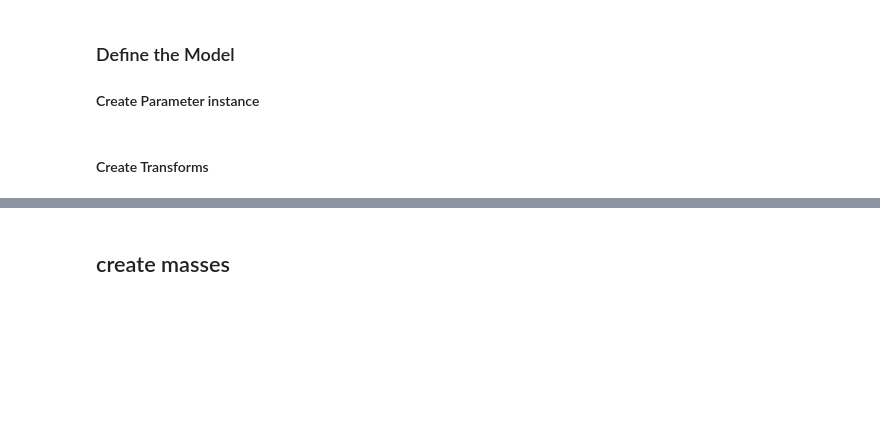
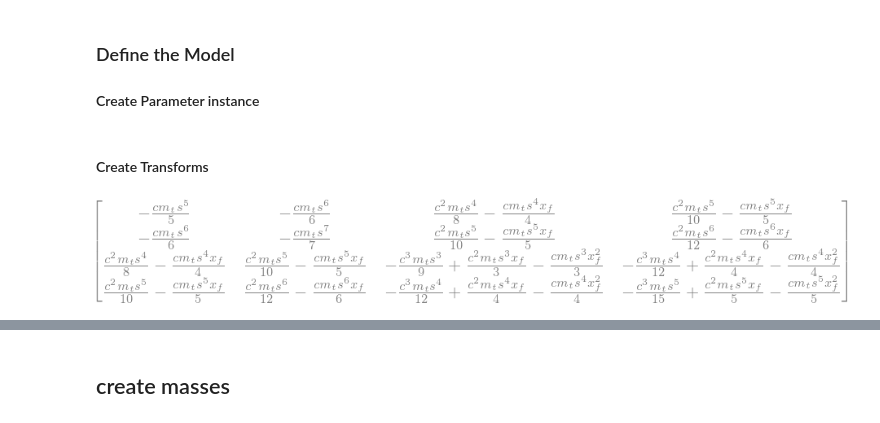
Before and after one commit to fh9g12/FwtModels, a Jupyter notebook: Workbooks/5_Non-linear FWTD Assumed Shapes/2_AssumedShapesV2-N0 FWTD.ipynb, the cells around one changed output, grey strips where cells are left out. Drawn from its saved outputs; the diff is of its cells as text; code cells hidden in the pictures; blank space fills up the shorter version.

```diff
--- a/Workbooks/5_Non-linear FWTD Assumed Shapes/2_AssumedShapesV2-N0 FWTD.ipynb
+++ b/Workbooks/5_Non-linear FWTD Assumed Shapes/2_AssumedShapesV2-N0 FWTD.ipynb
@@ -98,3 +98,7 @@ wing_AeroForces = ams.AeroModelv3(p,wing_frame_aero,p.a_w,(p.y_w,0,p.s),p.alpha_
 CompositeForce = ams.CompositeForce(p,[wing_AeroForces])
 
 sm = asnl.SymbolicModel([ele],p,CompositeForce)
+# %%
+sm.M
+# %% [output]
+[figure, added]
```
Also changed, not shown: parts of 12 cells of this notebook, 1 other file.
